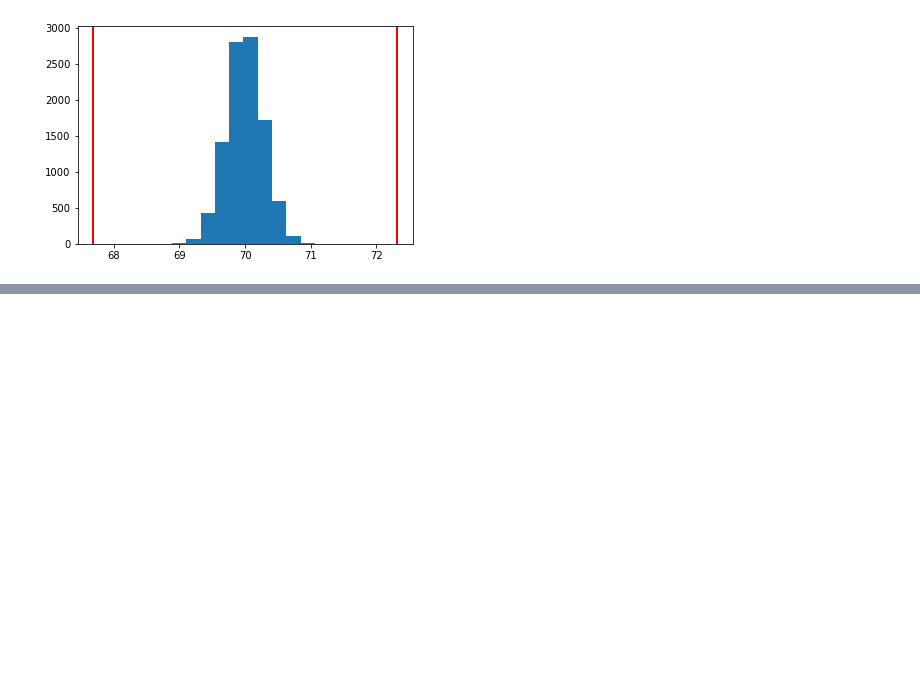
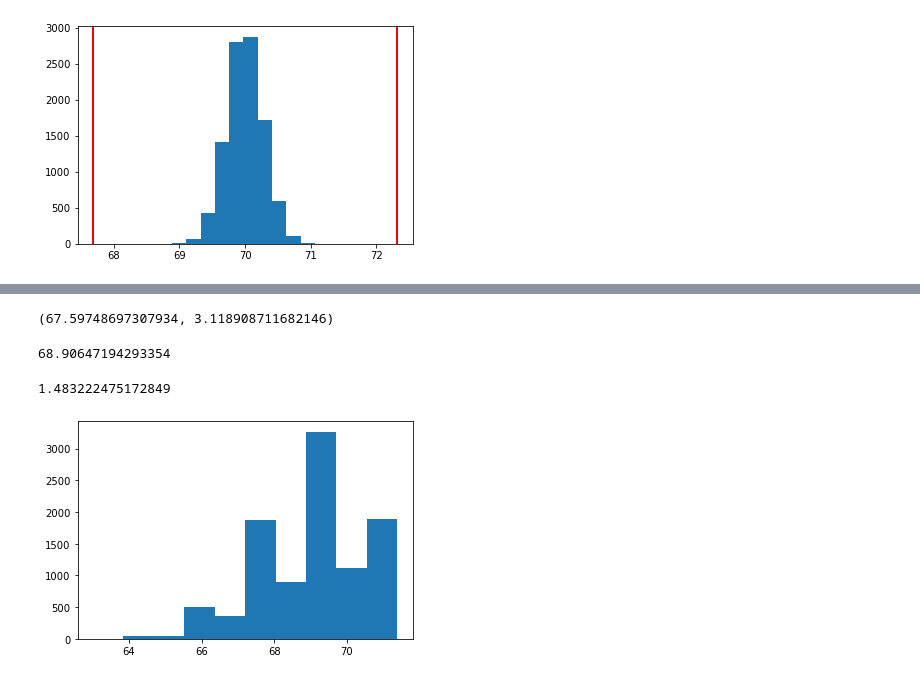
Before and after one commit to chuanweihu/udacity-DANA, a Jupyter notebook: notes/p4-practical_statistics_notes/P04M01L12.ipynb, the cells around one changed output, grey strips where cells are left out. Cells and saved outputs as stored; diff of their text form; code cells hidden in the pictures; blank space fills up the shorter version.

```diff
--- a/notes/p4-practical_statistics_notes/P04M01L12.ipynb
+++ b/notes/p4-practical_statistics_notes/P04M01L12.ipynb
@@ -535,0 +702,11 @@ Therefore, the wording used in conclusions of hypothesis testing includes: **We
+# %%
+### The Impact of Large Sample Sizes
+
+# When we increase our sample size, even the smallest of differences may
+# seem significant.
+# To illustrate this point, work through this notebook and the quiz questions
+# that follow below.
+# Start by reading in the libraries and data.
+
+full_data = pd.read_csv('coffee_dataset.csv')
+full_data.head()
@@ -535,0 +720,34 @@ Therefore, the wording used in conclusions of hypothesis testing includes: **We
+# %%
+# `1.` In this case, imagine we are interested in testing if the mean height
+# of all individuals in `full_data` is equal to 67.60 inches.
+# First, use **quiz 1** below to identify the null and alternative hypotheses
+# for these cases.
+
+# `2.` What is the population mean height?  What is the standard deviation of
+# the population heights?  Create a sample set of data using the code below.
+# What is the sample mean height?  Simulate the sampling distribution for the
+# mean of five values to see the shape and plot a histogram.
+# What is the standard deviation of the sampling distribution of the mean of
+# five draws? Use **quiz 2** below to assure your answers are correct.
+
+# The population mean and standard deviation height
+full_data.height.mean(), np.std(full_data.height)
+# %% [output]
+(67.59748697307934, 3.118908711682146)
+# %%
+sample_data = full_data.sample(5)
+np.mean(sample_data.height)
+# %% [output]
+68.90647194293354
+# %%
+means_five = []
+for _ in range(10000):
+    boots_sample = sample_data.sample(5, replace=True)
+    mean_five = boots_sample.height.mean()
+    means_five.append(mean_five)
+plt.hist(means_five);
+
+np.std(means_five)
+# %% [output]
+1.483222475172849
+[figure, added]
```
Also changed, not shown: parts of 31 cells of this notebook, 1 other file.
